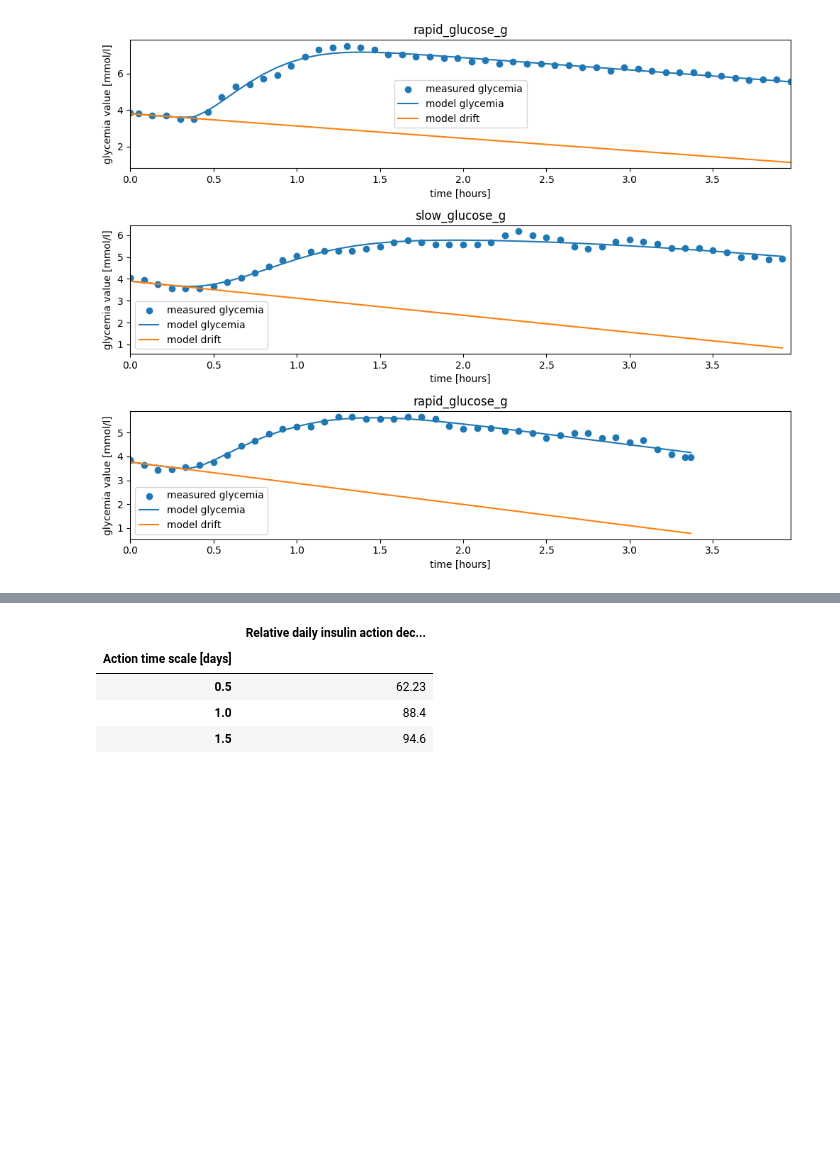
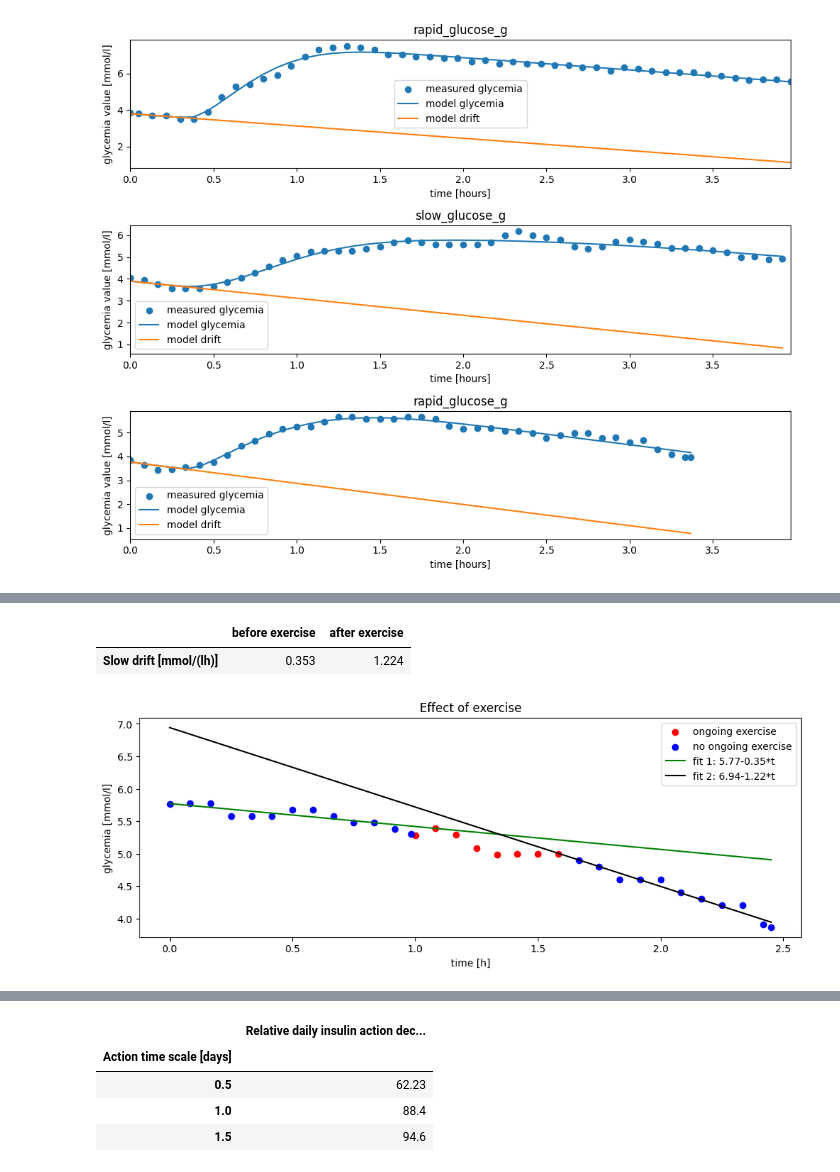
Before and after one commit to sethyvenatem/blood_sugar_fast_day, a Jupyter notebook: fast_day.ipynb, the cells around one changed output, grey strips where cells are left out. Cells and saved outputs as stored; diff of their text form; code cells hidden in the pictures; blank space fills up the shorter version.

```diff
--- a/fast_day.ipynb
+++ b/fast_day.ipynb
@@ -667,0 +704,24 @@ temp.sort_values('Event start')
+# %%
+fig, axs = plt.subplots(1)
+fig.set_figheight(4)
+fig.set_figwidth(12)
+
+axs.scatter(data.loc[data['exercise_ongoing'],'elapsed_time_h'],data.loc[data['exercise_ongoing'],'calibrated_glycemia'], color = 'red', label = 'ongoing exercise')
+axs.scatter(data.loc[~data['exercise_ongoing'],'elapsed_time_h'],data.loc[~data['exercise_ongoing'],'calibrated_glycemia'], color = 'blue', label = 'no ongoing exercise')
+
+p = np.polyfit(data.loc[data.index<exercise_event_start,'elapsed_time_h'],data.loc[data.index<exercise_event_start,'calibrated_glycemia'],1)
+drifts = pd.DataFrame([[-p[0],np.nan]],columns = ['before exercise', 'after exercise'], index = ['Slow drift [mmol/(lh)]'])
+axs.plot(data['elapsed_time_h'], np.polyval(p,data['elapsed_time_h']), label = 'fit 1: '+str(round(p[1],2))+str(round(p[0],2))+'*t', color = 'green')
+p = np.polyfit(data.loc[data.index>exercise_event_start+timedelta(minutes = exercise_duration_min),'elapsed_time_h'],data.loc[data.index>exercise_event_start+timedelta(minutes = exercise_duration_min),'calibrated_glycemia'],1)
+drifts.loc['Slow drift [mmol/(lh)]','after exercise'] = -p[0]
+axs.plot(data['elapsed_time_h'], np.polyval(p,data['elapsed_time_h']), label = 'fit 2: '+str(round(p[1],2))+str(round(p[0],2))+'*t', color = 'k')
+axs.legend()
+axs.set_xlabel('time [h]')
+axs.set_ylabel('glycemia [mmol/l]')
+axs.set_title('Effect of exercise');
+
+display(round(drifts,3))
+# %% [output]
+|  | before exercise | after exercise |
+| Slow drift [mmol/(lh)] | 0.353 | 1.224 |
+[figure, added]
```
Also changed, not shown: parts of 21 cells of this notebook.
